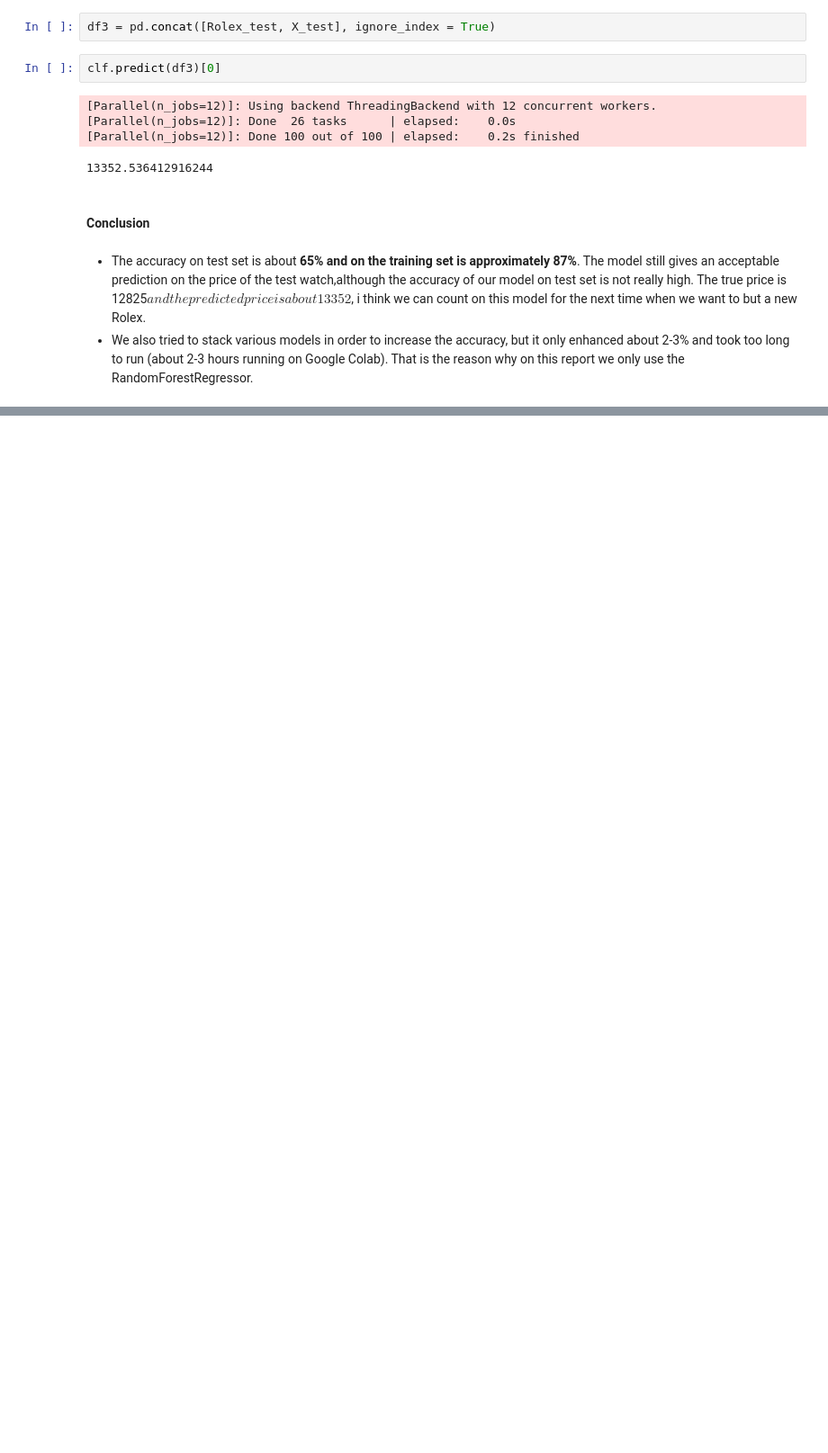
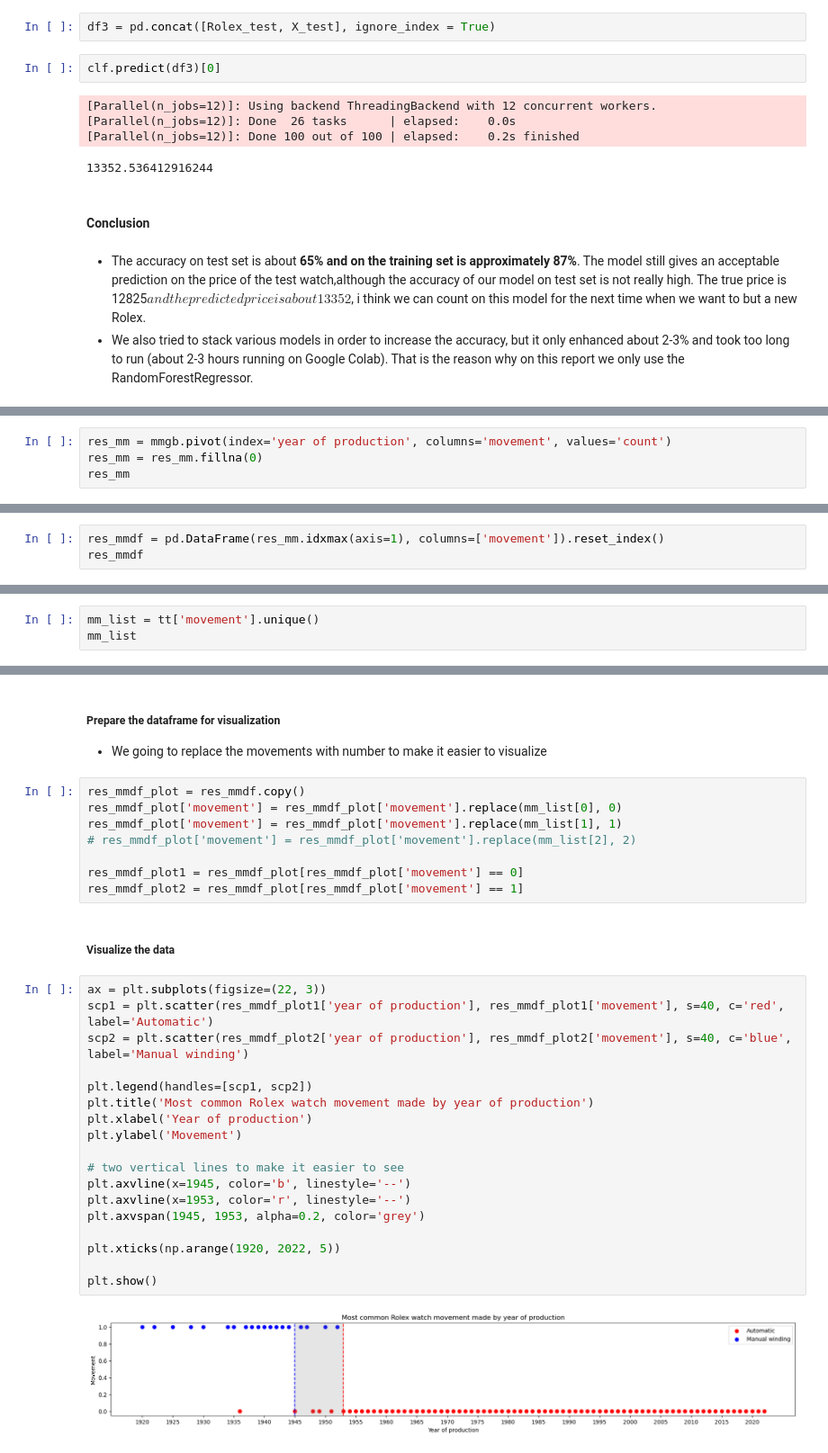
Before and after one commit to baonhat1802/Project-Programming-DS, a Jupyter notebook: Project/test.ipynb, the cells around one changed output, grey strips where cells are left out. Shown: that part at 90% size. Cells and saved outputs as stored; diff of their text form; blank space fills up the shorter version.

```diff
--- a/Project/test.ipynb
+++ b/Project/test.ipynb
@@ -400,0 +484,4 @@ clf.predict(df3)[0]
+# %%
+res_mm = mmgb.pivot(index='year of production', columns='movement', values='count')
+res_mm = res_mm.fillna(0)
+res_mm
@@ -400,0 +505,3 @@ clf.predict(df3)[0]
+# %%
+res_mmdf = pd.DataFrame(res_mm.idxmax(axis=1), columns=['movement']).reset_index()
+res_mmdf
@@ -400,0 +524,3 @@ clf.predict(df3)[0]
+# %%
+mm_list = tt['movement'].unique()
+mm_list
@@ -400,0 +578,33 @@ clf.predict(df3)[0]
+# %% [markdown]
+##### Prepare the dataframe for visualization
+- We going to replace the movements with number to make it easier to visualize
+# %%
+res_mmdf_plot = res_mmdf.copy()
+res_mmdf_plot['movement'] = res_mmdf_plot['movement'].replace(mm_list[0], 0)
+res_mmdf_plot['movement'] = res_mmdf_plot['movement'].replace(mm_list[1], 1)
+# res_mmdf_plot['movement'] = res_mmdf_plot['movement'].replace(mm_list[2], 2)
+
+res_mmdf_plot1 = res_mmdf_plot[res_mmdf_plot['movement'] == 0]
+res_mmdf_plot2 = res_mmdf_plot[res_mmdf_plot['movement'] == 1]
+# %% [markdown]
+##### Visualize the data
+# %%
+ax = plt.subplots(figsize=(22, 3))
+scp1 = plt.scatter(res_mmdf_plot1['year of production'], res_mmdf_plot1['movement'], s=40, c='red', label='Automatic')
+scp2 = plt.scatter(res_mmdf_plot2['year of production'], res_mmdf_plot2['movement'], s=40, c='blue', label='Manual winding')
+
+plt.legend(handles=[scp1, scp2])
+plt.title('Most common Rolex watch movement made by year of production')
+plt.xlabel('Year of production')
+plt.ylabel('Movement')
+
+# two vertical lines to make it easier to see
+plt.axvline(x=1945, color='b', linestyle='--')
+plt.axvline(x=1953, color='r', linestyle='--')
+plt.axvspan(1945, 1953, alpha=0.2, color='grey')
+
+plt.xticks(np.arange(1920, 2022, 5))
+
+plt.show()
+# %% [output]
+[figure, added]
```
Also changed, not shown: parts of 60 cells of this notebook.
